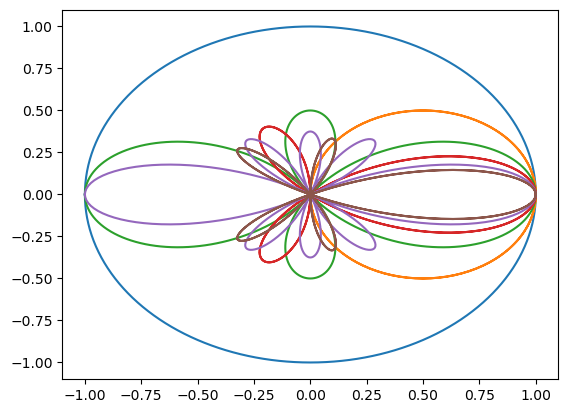
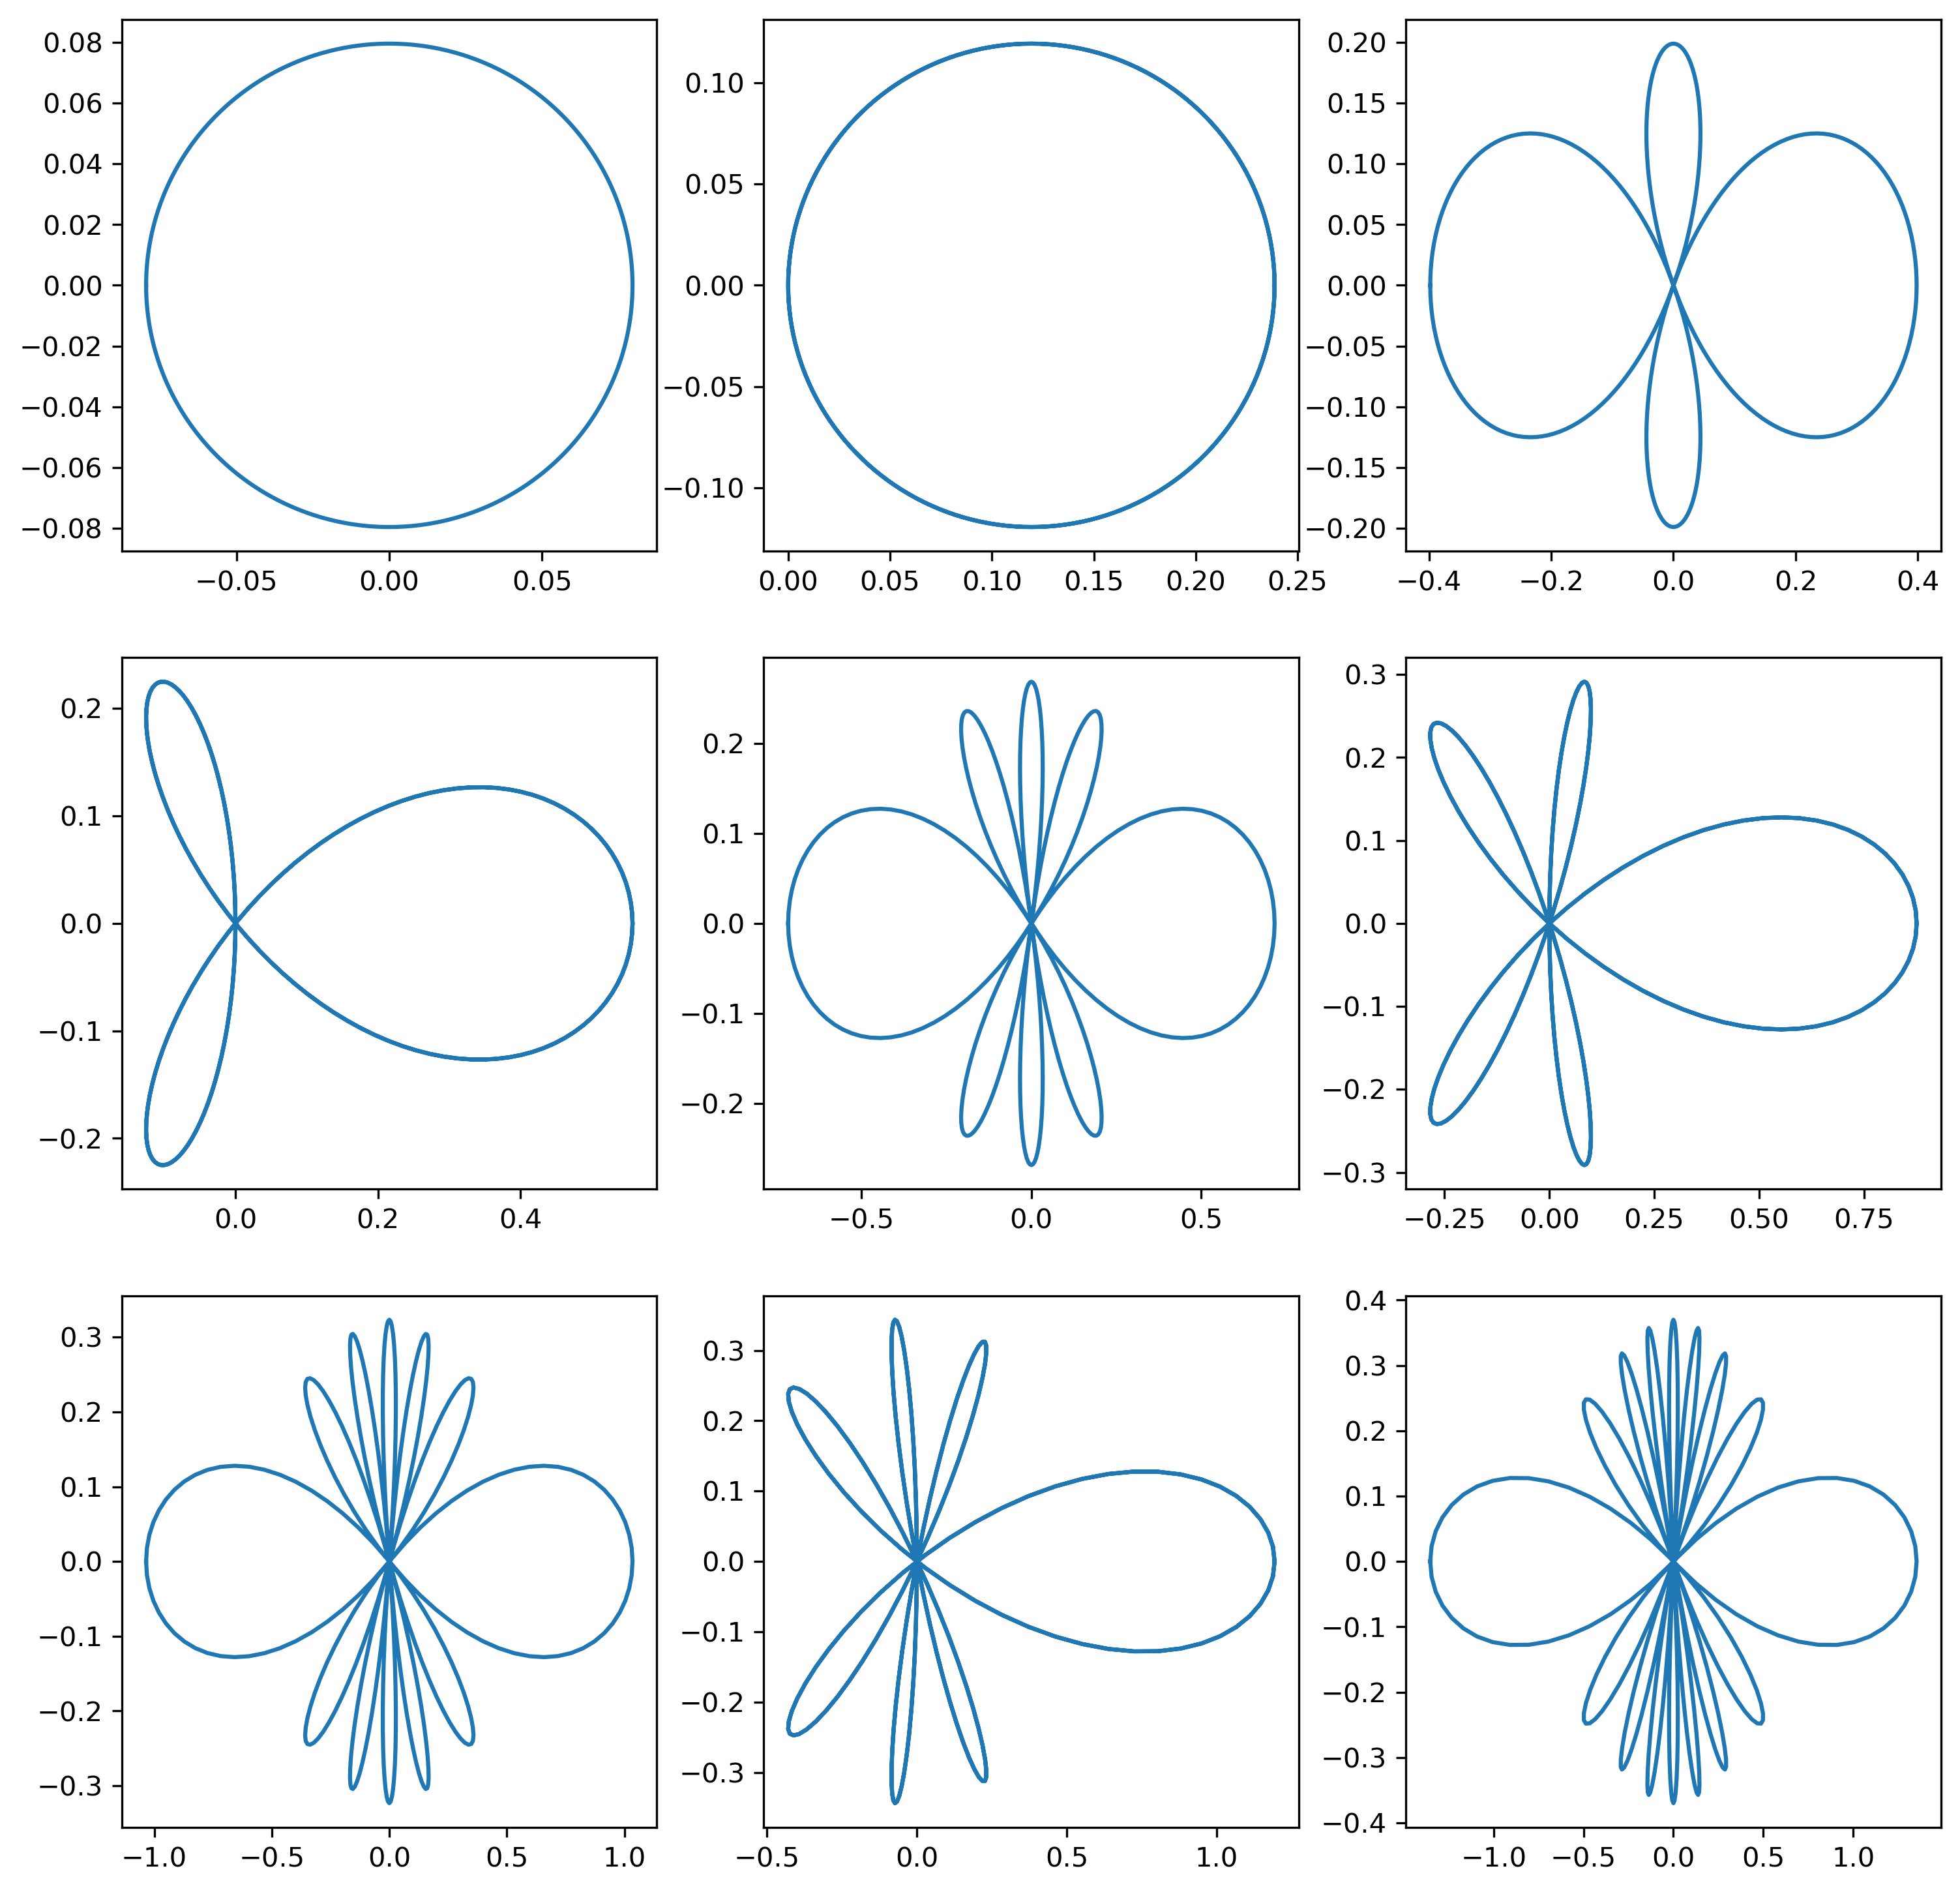
The change to this notebook cell's code, shown as a diff; its figure went from the first image to the second:
--- before
+++ after
@@ -1,9 +1,25 @@
 theta_vals = np.linspace(-np.pi, np.pi, 360 + 1)
 
-for n in range(6):
-    poly = legendre(n)
-    r = poly(np.cos(theta_vals))
+fig, axs = plt.subplots(3, 3, figsize=(12, 12), dpi=300)
+axs = axs.flatten()
+for i,l in enumerate(range(9)):
+    poly = legendre(l)
+    r = poly(np.cos(theta_vals)) * (2*l + 1)/(4*np.pi)
 
     x = r*np.cos(theta_vals)
     y = r*np.sin(theta_vals)
-    plt.plot(x,y)
+    axs[i].plot(x,y)
+plt.show()
+
+
+fig = plt.figure(figsize=(12, 6), dpi=300)
+ax = plt.subplot()
+cs = cmr.take_cmap_colors('rainbow_r', 9, cmap_range=(0, 1), return_fmt='hex')
+
+for i,n in enumerate(range(9)):
+    poly = legendre(n)
+    r = poly(np.cos(theta_vals)) * (2*l + 1)/(4*np.pi)
+    ax.plot(theta_vals,r, c = cs[i], alpha = 0.75)
+ax.set_xlabel(r"$\theta$", fontsize = 20)
+ax.set_ylabel(r"$P_{l}(cos(\theta))$", fontsize = 20)
+plt.show()

Commit: dev: improved legendre plot